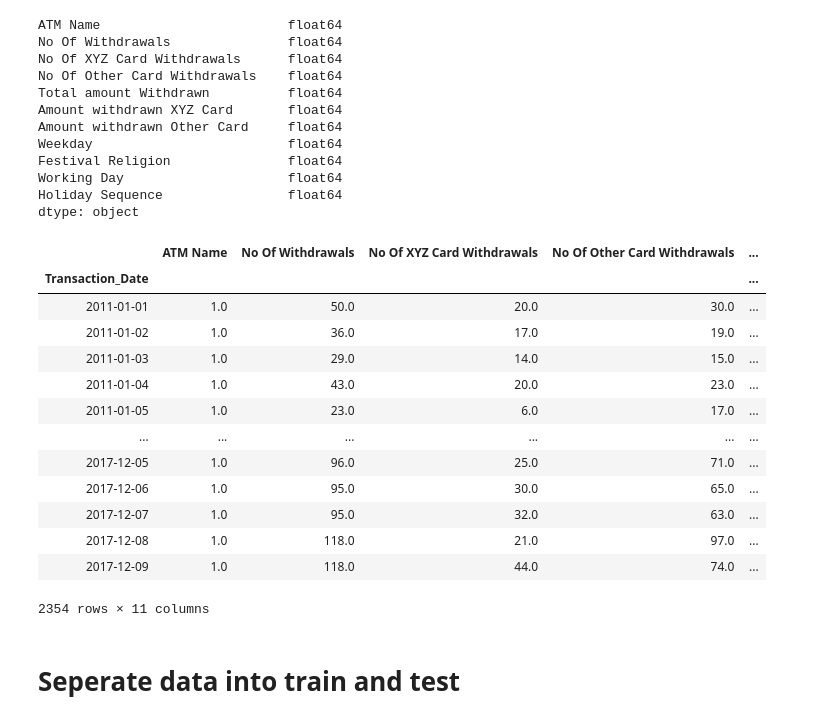
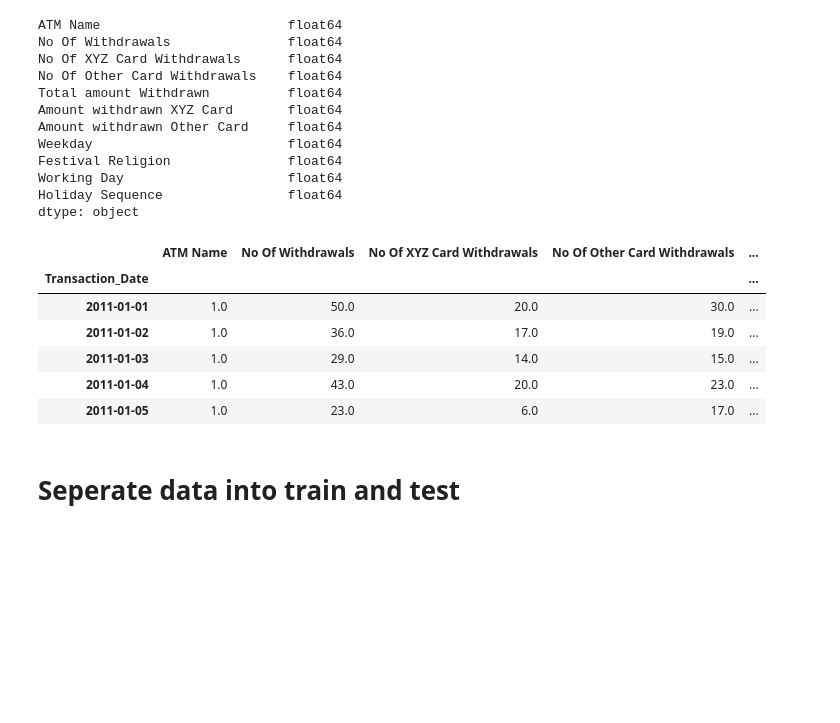
Before and after one commit to Prashantpanda/atm-withdrawal-forecasting, a Jupyter notebook: Kavish/Data Science/VARMAX Finalised.ipynb, the cells around one changed output. Cells and saved outputs as stored; diff of their text form; code cells hidden in the pictures; blank space fills up the shorter version.

```diff
--- a/Winson/VARMAX Finalised.ipynb
+++ b/Kavish/Data Science/VARMAX Finalised.ipynb
@@ -1,7 +1,7 @@
 # %%
 import pandas as pd
 # %%
-df01 =  pd.read_csv("after_le.csv")
+df01 =  pd.read_csv("data.csv")
 pd.options.display.max_columns = None
 # Load data
 # %%
@@ -40,22 +40,15 @@ Working Day                     float64
 Holiday Sequence                float64
 dtype: object
 # %%
-data01
+data01.head()
 # %% [output]
 |  | ATM Name | No Of Withdrawals | No Of XYZ Card Withdrawals | No Of Other Card Withdrawals | ... |
 | Transaction_Date |  |  |  |  | ... |
 | 2011-01-01 | 1.0 | 50.0 | 20.0 | 30.0 | ... |
 | 2011-01-02 | 1.0 | 36.0 | 17.0 | 19.0 | ... |
 | 2011-01-03 | 1.0 | 29.0 | 14.0 | 15.0 | ... |
 | 2011-01-04 | 1.0 | 43.0 | 20.0 | 23.0 | ... |
 | 2011-01-05 | 1.0 | 23.0 | 6.0 | 17.0 | ... |
-| ... | ... | ... | ... | ... | ... |
-| 2017-12-05 | 1.0 | 96.0 | 25.0 | 71.0 | ... |
-| 2017-12-06 | 1.0 | 95.0 | 30.0 | 65.0 | ... |
-| 2017-12-07 | 1.0 | 95.0 | 32.0 | 63.0 | ... |
-| 2017-12-08 | 1.0 | 118.0 | 21.0 | 97.0 | ... |
-| 2017-12-09 | 1.0 | 118.0 | 44.0 | 74.0 | ... |
-2354 rows × 11 columns
 # %% [markdown]
 # Seperate data into train and test
 # %%
```
Also changed, not shown: 3 other files.
